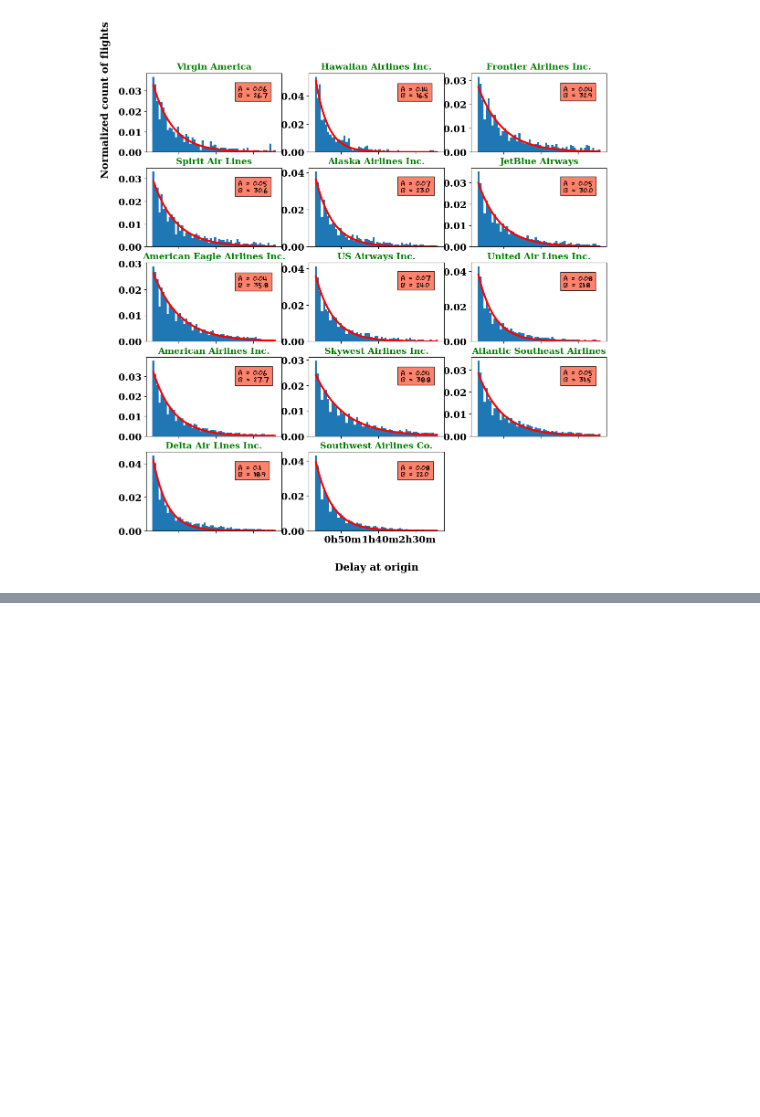
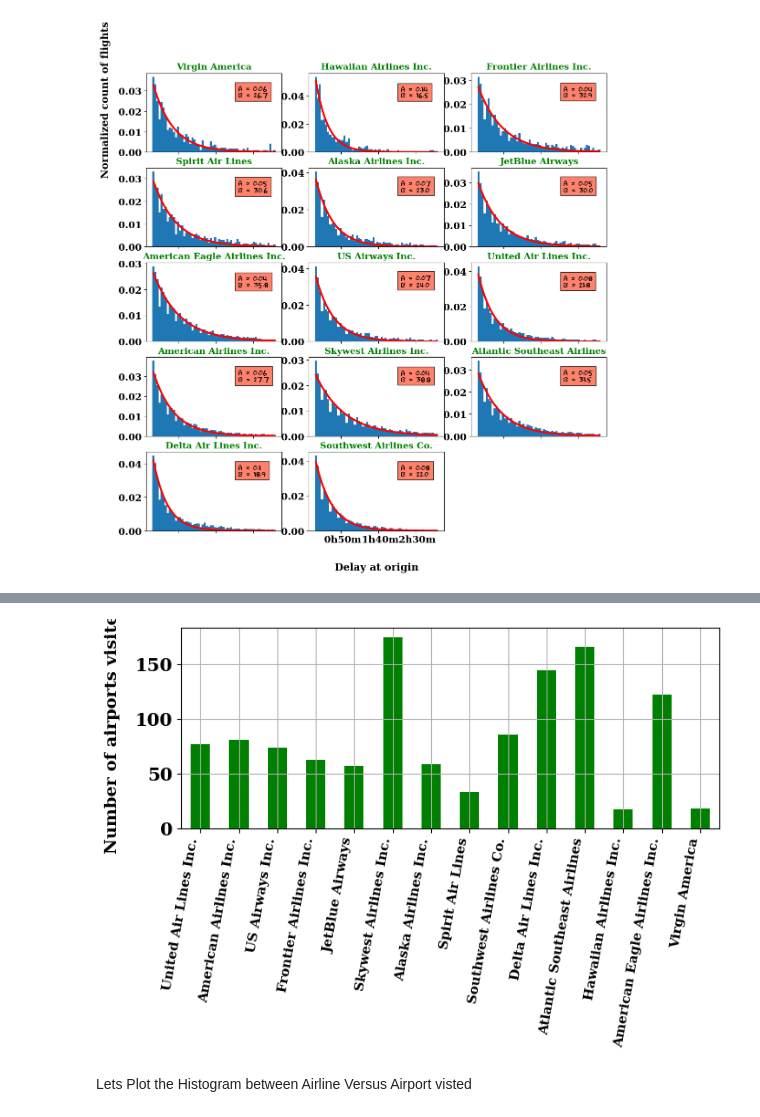
Before and after one commit to arvind-maurya/IIML_Group_Project, a Jupyter notebook: Predicting_Flight_Delay_Simple.ipynb, the cells around one changed output, grey strips where cells are left out. Drawn from its saved outputs; the diff is of its cells as text; code cells hidden in the pictures; blank space fills up the shorter version.

```diff
--- a/Predicting_Flight_Delay_Simple.ipynb
+++ b/Predicting_Flight_Delay_Simple.ipynb
@@ -515,0 +530,14 @@ plt.tight_layout()
+# %%
+# Create an empty dictionary to store the number of unique origin airports for each carrier
+origin_nb = dict()
+
+# Iterate through each carrier (airline) in the abbr_companies dictionary
+for carrier in abbr_companies.keys():
+    # Extract a list of unique origin airports for flights operated by the current carrier
+    liste_origin_airport = flights_df[flights_df['AIRLINE'] == carrier]['ORIGIN_AIRPORT'].unique()
+
+    # Calculate and store the number of unique origin airports in the dictionary
+    origin_nb[carrier] = len(liste_origin_airport)
+
+# Return the origin_nb dictionary, which contains the counts of unique origin airports for each carrier
+origin_nb
@@ -515,0 +559,30 @@ plt.tight_layout()
+# %%
+# Create a DataFrame 'test_df' from the 'origin_nb' dictionary with the carrier codes as the index
+test_df = pd.DataFrame.from_dict(origin_nb, orient='index')
+
+# Rename the column to 'count' for clarity
+test_df.rename(columns={0: 'count'}, inplace=True)
+
+# Create a bar plot using the DataFrame 'test_df'
+# Set the figure size to (8, 3)
+ax = test_df.plot(kind='bar', figsize=(8, 3), color='green', grid=True)
+
+# Replace the x-axis tick labels (carrier codes) with their corresponding airline names
+labels = [abbr_companies[item.get_text()] for item in ax.get_xticklabels()]
+ax.set_xticklabels(labels)
+
+# Add a y-axis label with the specified font size and weight
+plt.ylabel('Number of airports visited', fontsize=14, weight='bold', labelpad=12)
+
+# Set the font size, horizontal alignment, and rotation of x-axis tick labels
+plt.setp(ax.get_xticklabels(), fontsize=11, ha='right', rotation=80)
+
+# Hide the legend
+ax.legend().set_visible(False)
+
+# Display the plot
+plt.show()
+# %% [output]
+[figure, added]
+# %% [markdown]
+Lets Plot the Histogram between Airline Versus Airport visted
```
Also changed, not shown: parts of 4 cells of this notebook.
